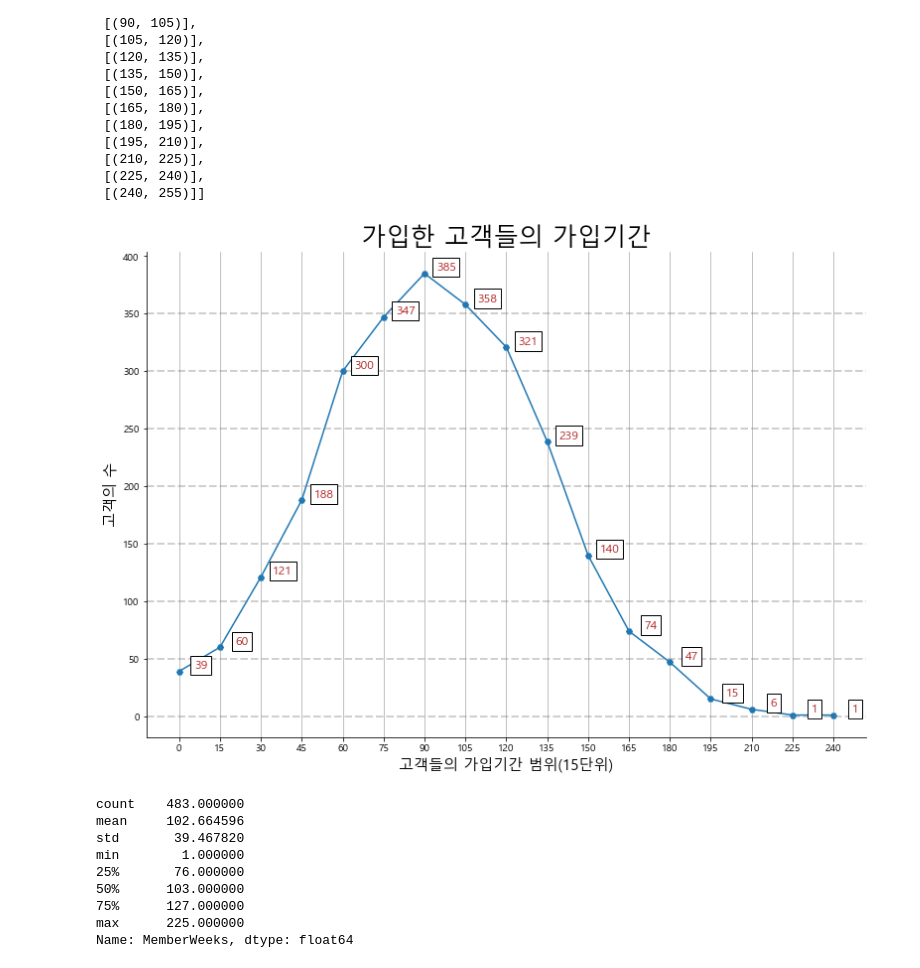
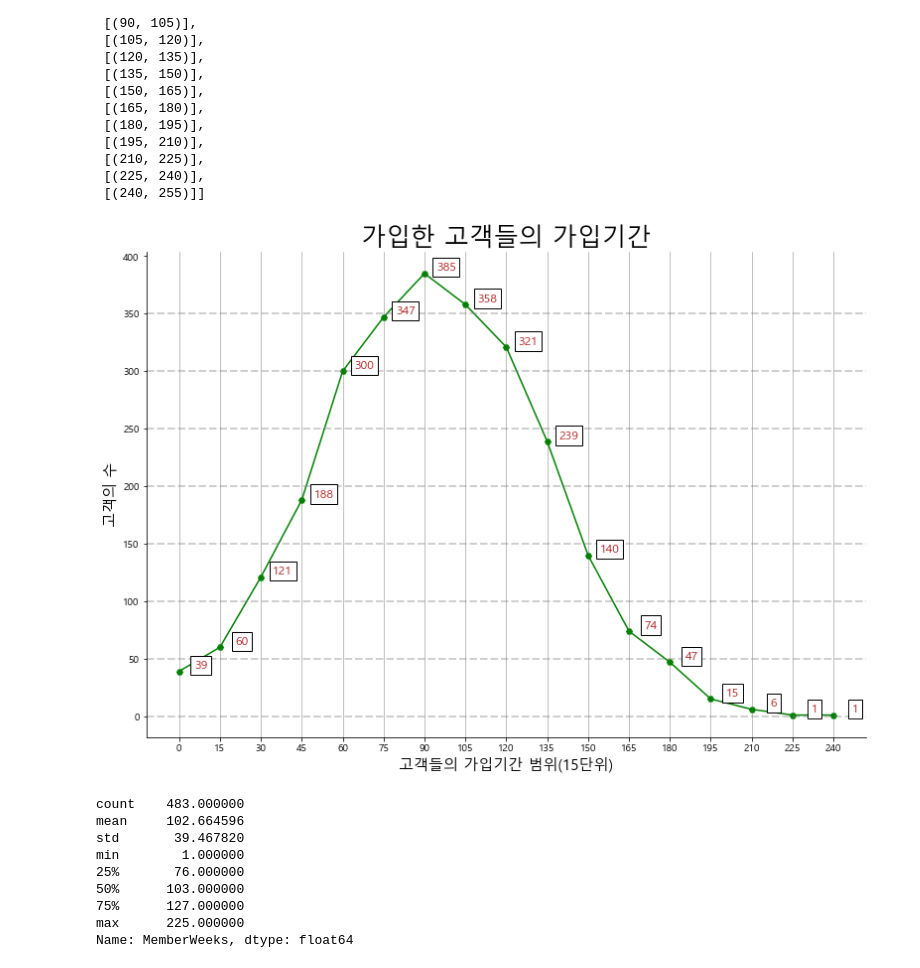
Before and after one commit to heyera/programming3_class, a Jupyter notebook: final.ipynb, the cells around one changed output. Cells and saved outputs as stored; diff of their text form; code cells hidden in the pictures.

```diff
--- a/final.ipynb
+++ b/final.ipynb
@@ -75,29 +75,29 @@ list17_2
 # %%
 fig = plt.figure(figsize=(13,9))
 fig.set_facecolor('white')
-ax = fig.add_subplot()
-ax.plot(list17, ex,marker="H")
+ax1 = fig.add_subplot()
+ax1.plot(list17, ex,marker="H", color='green')
 plt.xlabel('고객들의 가입기간 범위(15단위)',fontsize=15)
 plt.ylabel('고객의 수',fontsize=15)
 plt.title('가입한 고객들의 가입기간',fontsize=25)
-ax.spines['right'].set_visible(False)
-ax.spines['top'].set_visible(False)
+ax1.spines['right'].set_visible(False)
+ax1.spines['top'].set_visible(False)
 bbox = dict(
     boxstyle='square',
     facecolor='white',
 )
 plt.xticks(list17)
 for i, v in enumerate(list17):         #그래프 값에 숫자 추가하는 과정
-    ax.text(v+8, ex[i], ex[i],
+    ax1.text(v+8, ex[i], ex[i],
             fontsize = 9,
             color='firebrick',
             size=12,
             horizontalalignment='center',
             verticalalignment='bottom',
            bbox=bbox)
 for y in range(0,400,50):
-    ax.axhline(y,linestyle=(0,(5,2)),color='grey',alpha=0.5)
-ax.xaxis.grid(True)
+    ax1.axhline(y,linestyle=(0,(5,2)),color='grey',alpha=0.5)
+ax1.xaxis.grid(True)
 plt.show()
 # %% [output]
-[figure, old version]
+[figure, new version]
```
Also changed, not shown: parts of 25 cells of this notebook.
